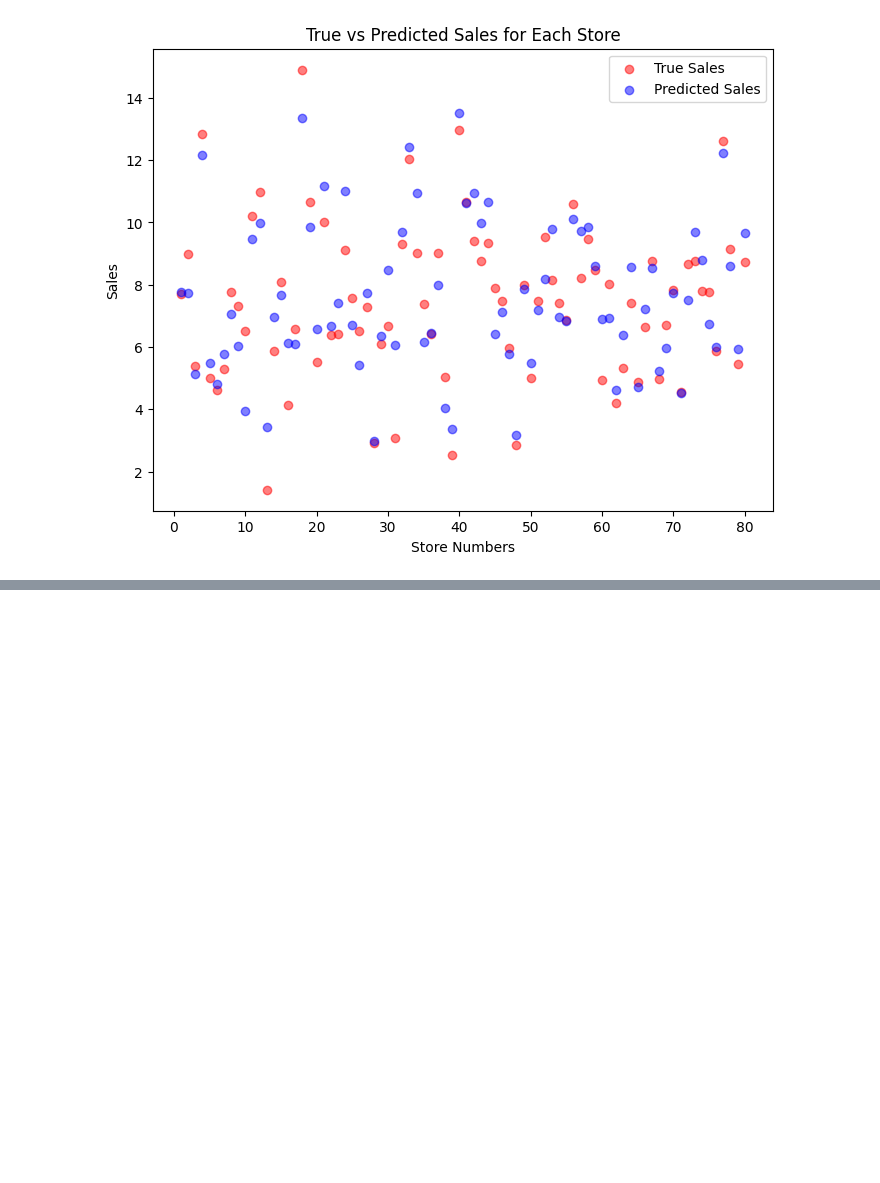
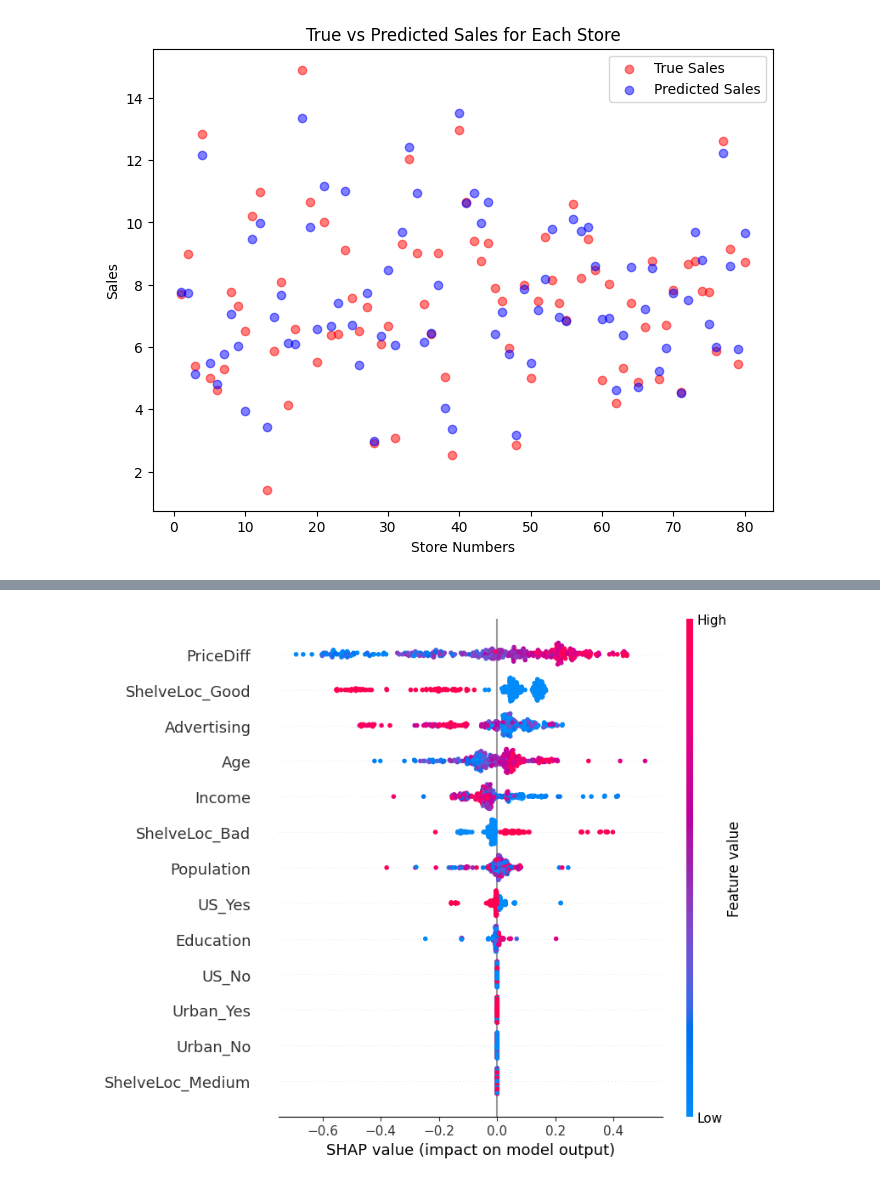
Before and after one commit to fredrik998/AppliedMachineLearning, a Jupyter notebook: Codes/FredrikCodes.ipynb, the cells around one changed output, grey strips where cells are left out. Drawn from its saved outputs; the diff is of its cells as text; code cells hidden in the pictures; blank space fills up the shorter version.

```diff
--- a/Codes/FredrikCodes.ipynb
+++ b/Codes/FredrikCodes.ipynb
@@ -422,0 +508,14 @@ plt.show()
+# %%
+# Now, let's generate SHAP values for feature importance
+import shap
+
+# Create an explainer object using the trained model and the training data
+explainer = shap.Explainer(clf, X_train)
+
+# Calculate SHAP values for all of the training data
+shap_values = explainer.shap_values(X_train)
+
+# Summary plot to visualize feature importance based on SHAP values
+shap.summary_plot(shap_values[0], X_train)
+# %% [output]
+[figure, added]
```
Also changed, not shown: parts of 9 cells of this notebook.
